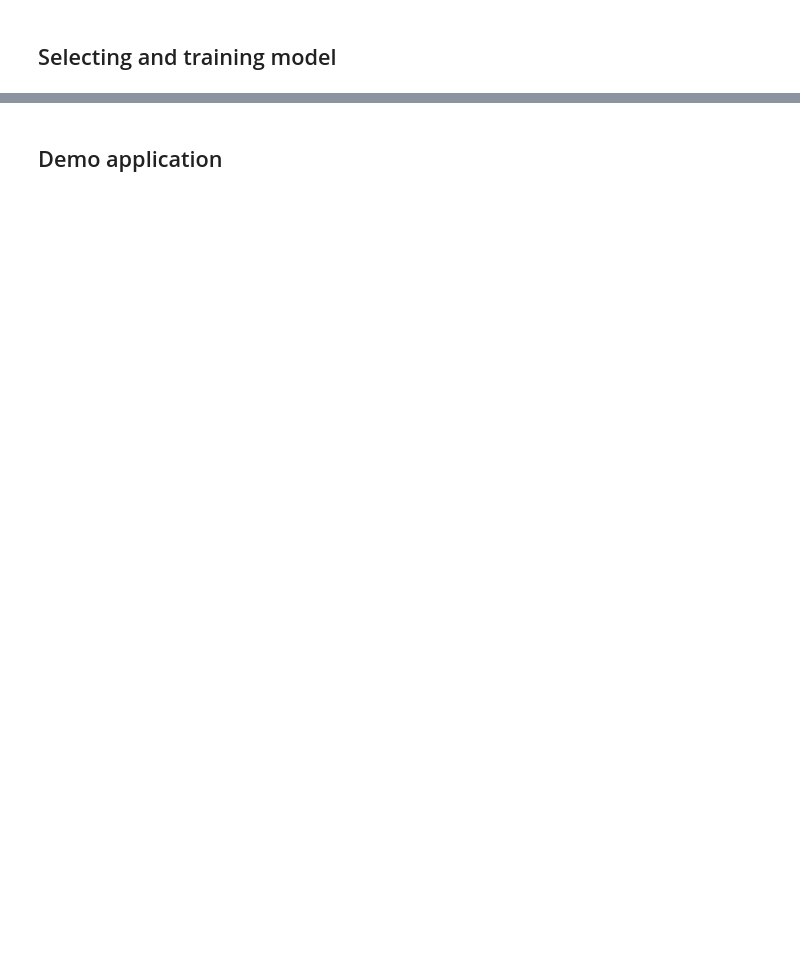
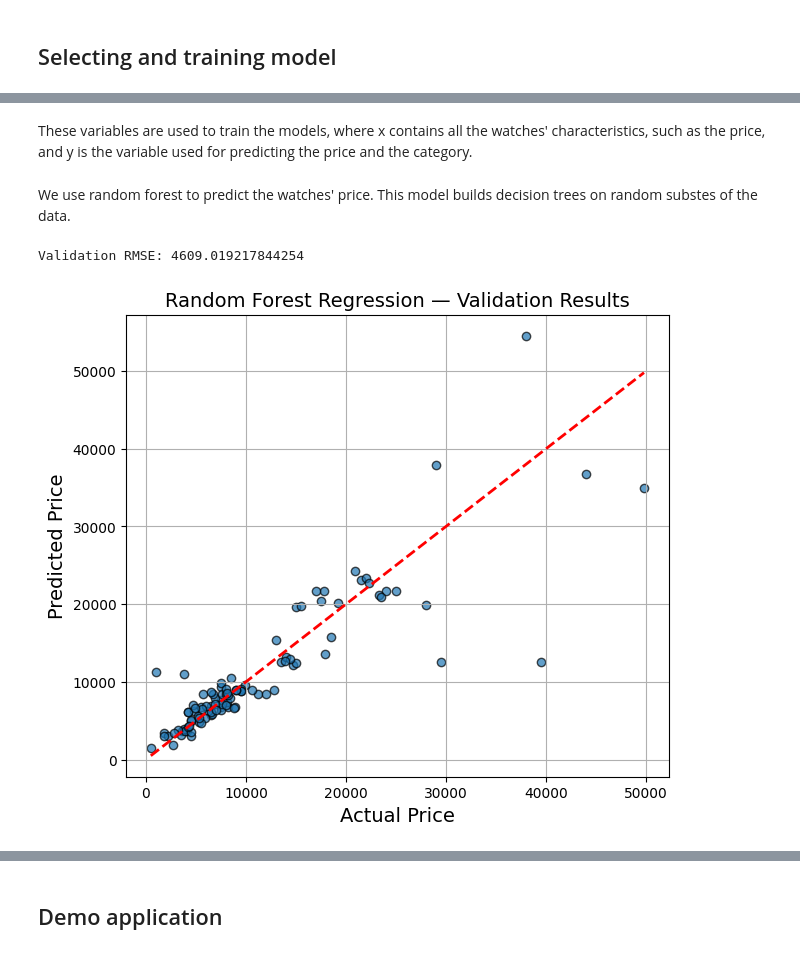
Before and after one commit to SDKELLY06/IEESP, a Jupyter notebook: watches.ipynb, the cells around one changed output, grey strips where cells are left out. Drawn from its saved outputs; the diff is of its cells as text; code cells hidden in the pictures; blank space fills up the shorter version.

```diff
--- a/watches.ipynb
+++ b/watches.ipynb
@@ -189,0 +292,4 @@ print(price)
+# %%
+df = df.dropna(subset=["Price (USD)"])
+df["Power Reserve"] = df["Power Reserve"].fillna("Unknown")
+df["Complications"] = df["Complications"].fillna("None")
@@ -189,0 +307,54 @@ print(price)
+# %% [markdown]
+These variables are used to train the models, where x contains all the watches' characteristics, such as the price, and y is the variable used for predicting the price and the category.
+# %%
+X = df.drop(["Price (USD)", "PriceCategory"], axis=1)
+X = pd.get_dummies(X, drop_first=True)
+
+y_reg = df["Price (USD)"]
+y_clf = df["PriceCategory"]
+# %%
+from sklearn.model_selection import train_test_split
+
+X_train_reg, X_test_reg, y_train_reg, y_test_reg = train_test_split(
+    X, y_reg, test_size=0.2, random_state=42
+)
+
+X_train_clf, X_test_clf, y_train_clf, y_test_clf = train_test_split(
+    X, y_clf, test_size=0.2, random_state=42
+)
+# %% [markdown]
+We use random forest to predict the watches' price. This model builds decision trees on random substes of the data.
+# %%
+from sklearn.ensemble import RandomForestRegressor
+from sklearn.metrics import mean_squared_error
+import math
+import matplotlib.pyplot as plt
+
+# Train model
+rf_reg = RandomForestRegressor(n_estimators=200, random_state=42)
+rf_reg.fit(X_train_reg, y_train_reg)
+
+# Predictions
+y_pred_reg = rf_reg.predict(X_test_reg)
+
+# Validation metric (RMSE)
+mse = mean_squared_error(y_test_reg, y_pred_reg)
+rmse = math.sqrt(mse)
+
+print("Validation RMSE:", rmse)
+
+# Plot: Actual vs Predicted
+plt.figure(figsize=(7,6))
+plt.scatter(y_test_reg, y_pred_reg, alpha=0.7, edgecolors='k')
+plt.plot([min(y_test_reg), max(y_test_reg)],
+         [min(y_test_reg), max(y_test_reg)],
+         'r--', linewidth=2)
+
+plt.title("Random Forest Regression — Validation Results")
+plt.xlabel("Actual Price")
+plt.ylabel("Predicted Price")
+plt.grid(True)
+plt.show()
+# %% [output]
+Validation RMSE: 4609.019217844254
+[figure, added]
```
Also changed, not shown: parts of 27 cells of this notebook.
